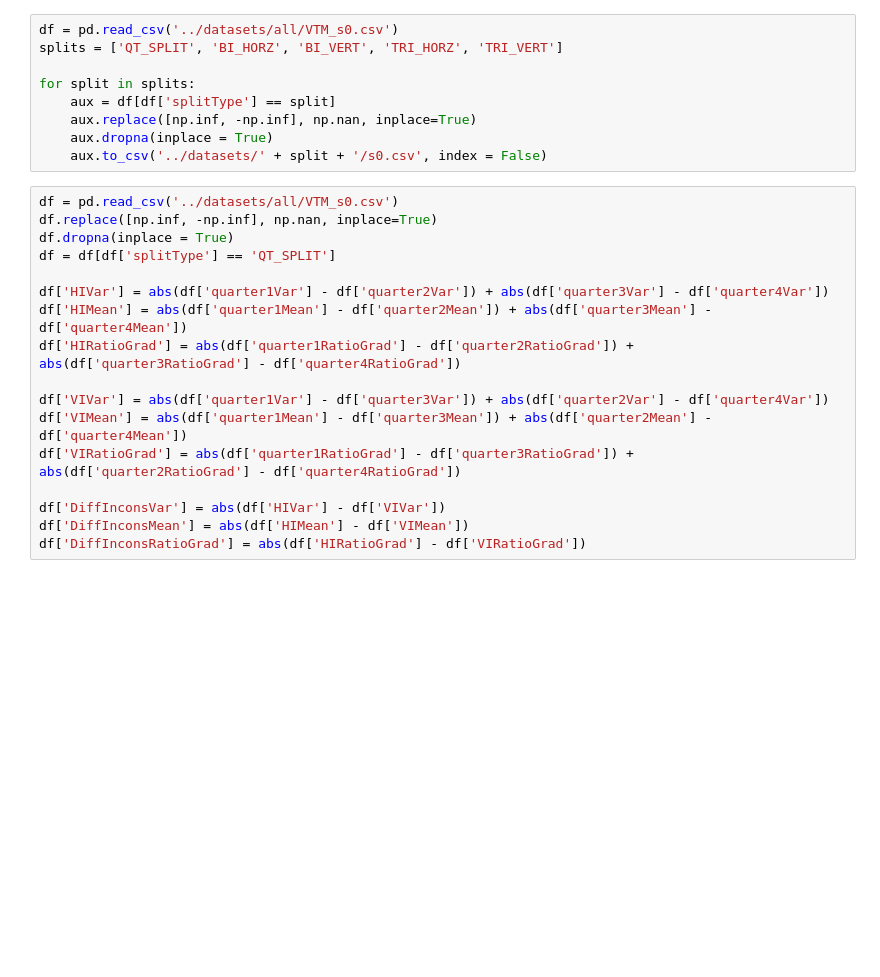
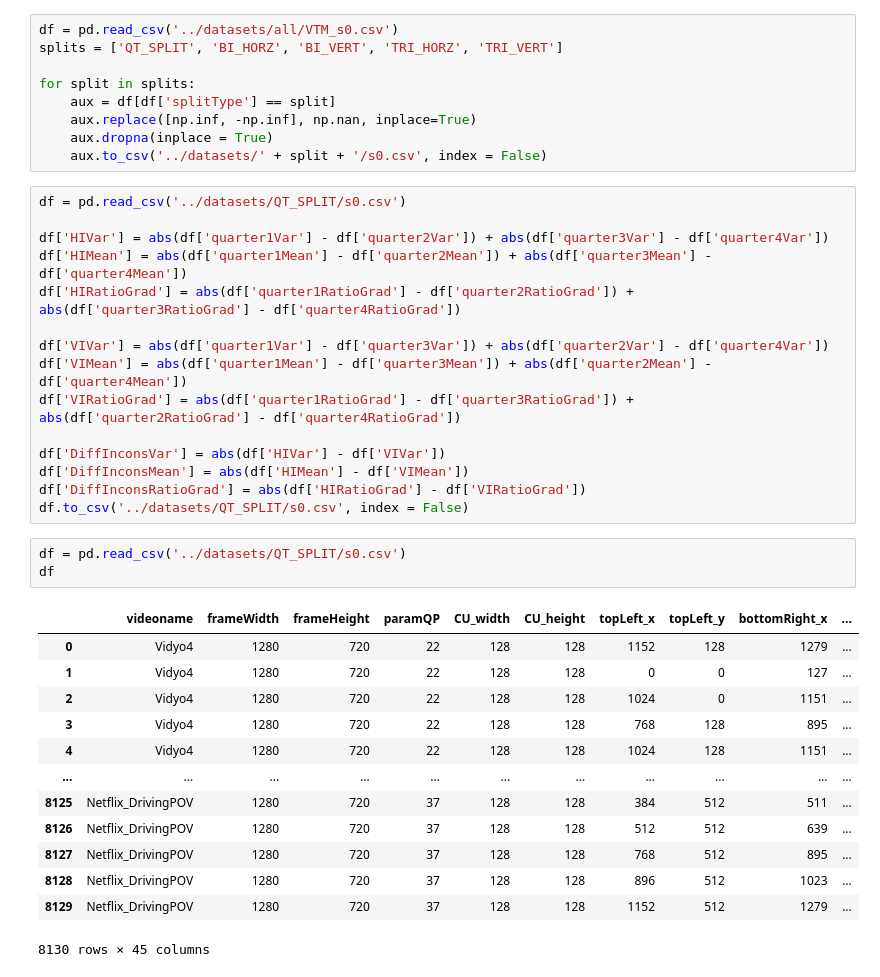
Before and after one commit to mclindino/TCC, a Jupyter notebook: Software/source/rf.ipynb, the cells around one changed output. Saved outputs shown, nothing was run; the diff lists cells and outputs as text; blank space fills up the shorter version.

```diff
--- a/Software/source/rf.ipynb
+++ b/Software/source/rf.ipynb
@@ -59,10 +76,7 @@ for split in splits:
     aux.dropna(inplace = True)
     aux.to_csv('../datasets/' + split + '/s0.csv', index = False)
 # %%
-df = pd.read_csv('../datasets/all/VTM_s0.csv')
-df.replace([np.inf, -np.inf], np.nan, inplace=True)
-df.dropna(inplace = True)
-df = df[df['splitType'] == 'QT_SPLIT']
+df = pd.read_csv('../datasets/QT_SPLIT/s0.csv')
 
 df['HIVar'] = abs(df['quarter1Var'] - df['quarter2Var']) + abs(df['quarter3Var'] - df['quarter4Var'])
 df['HIMean'] = abs(df['quarter1Mean'] - df['quarter2Mean']) + abs(df['quarter3Mean'] - df['quarter4Mean'])
@@ -75,3 +89,21 @@ df['VIRatioGrad'] = abs(df['quarter1RatioGrad'] - df['quarter3RatioGrad']) + abs
 df['DiffInconsVar'] = abs(df['HIVar'] - df['VIVar'])
 df['DiffInconsMean'] = abs(df['HIMean'] - df['VIMean'])
 df['DiffInconsRatioGrad'] = abs(df['HIRatioGrad'] - df['VIRatioGrad'])
+df.to_csv('../datasets/QT_SPLIT/s0.csv', index = False)
+# %%
+df = pd.read_csv('../datasets/QT_SPLIT/s0.csv')
+df
+# %% [output]
+|  | videoname | frameWidth | frameHeight | paramQP | CU_width | CU_height | topLeft_x | topLeft_y | bottomRight_x | ... |
+| 0 | Vidyo4 | 1280 | 720 | 22 | 128 | 128 | 1152 | 128 | 1279 | ... |
+| 1 | Vidyo4 | 1280 | 720 | 22 | 128 | 128 | 0 | 0 | 127 | ... |
+| 2 | Vidyo4 | 1280 | 720 | 22 | 128 | 128 | 1024 | 0 | 1151 | ... |
+| 3 | Vidyo4 | 1280 | 720 | 22 | 128 | 128 | 768 | 128 | 895 | ... |
+| 4 | Vidyo4 | 1280 | 720 | 22 | 128 | 128 | 1024 | 128 | 1151 | ... |
+| ... | ... | ... | ... | ... | ... | ... | ... | ... | ... | ... |
+| 8125 | Netflix_DrivingPOV | 1280 | 720 | 37 | 128 | 128 | 384 | 512 | 511 | ... |
+| 8126 | Netflix_DrivingPOV | 1280 | 720 | 37 | 128 | 128 | 512 | 512 | 639 | ... |
+| 8127 | Netflix_DrivingPOV | 1280 | 720 | 37 | 128 | 128 | 768 | 512 | 895 | ... |
+| 8128 | Netflix_DrivingPOV | 1280 | 720 | 37 | 128 | 128 | 896 | 512 | 1023 | ... |
+| 8129 | Netflix_DrivingPOV | 1280 | 720 | 37 | 128 | 128 | 1152 | 512 | 1279 | ... |
+8130 rows × 45 columns
```
Also changed, not shown: parts of 22 cells of this notebook, 22 other files.
